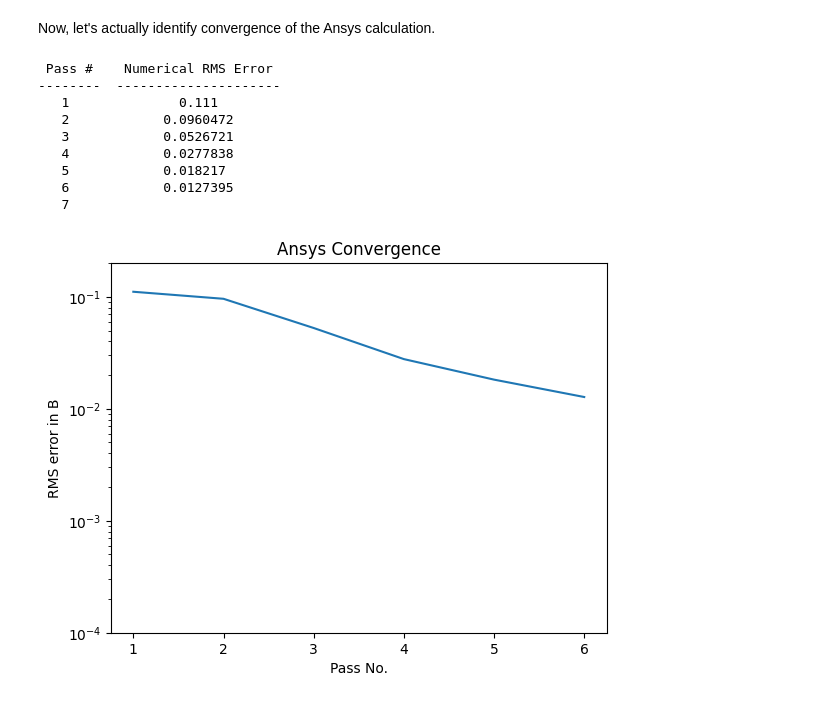
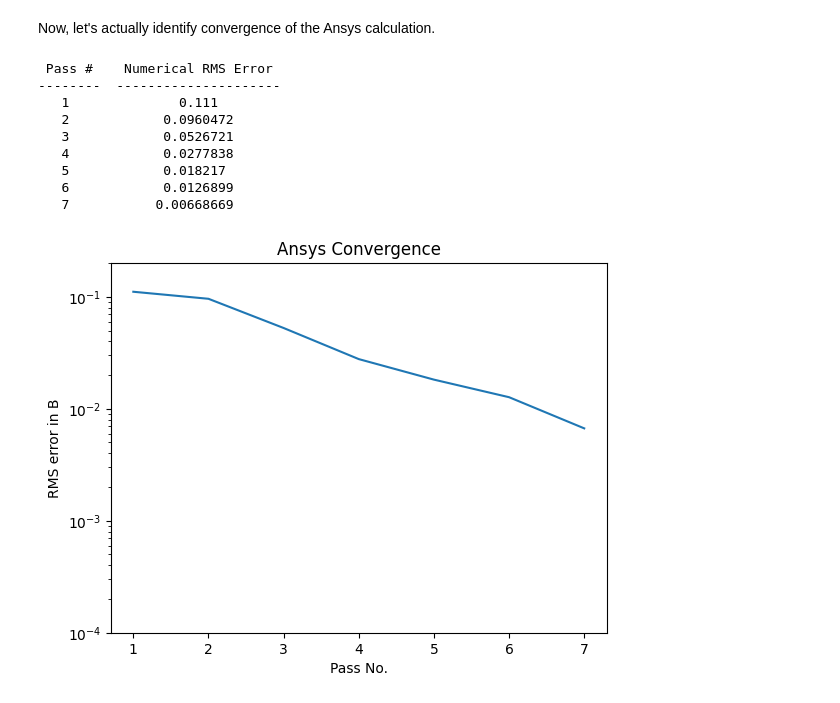
Before and after one commit to smhurwitz/Coil_Fields, a Jupyter notebook: analysis.ipynb, the cells around one changed output. Cells and saved outputs as stored; diff of their text form; code cells hidden in the pictures.

```diff
--- a/analysis.ipynb
+++ b/analysis.ipynb
@@ -381,35 +381,34 @@ filenames = np.sort([f.path for f in os.scandir("data/Ansys calculations/fld_fil
 
 # remove an extra file that appears on mac ocassionally
 remove = np.char.find(filenames, '.DS')
 for i in range(len(filenames)):
     if remove[i] != -1: filenames = np.delete(filenames, i)
 
 # perform analysis
 RMS_errs_ansys = [RMS_field_error(filenames[i], filenames[i+1]) for i in range(len(filenames)-1)]
-RMS_errs_ansys = np.concatenate((RMS_errs_ansys, [None]))
-pass_nos = [i+1 for i in range(len(filenames))]
+pass_nos = [i+1 for i in range(len(filenames)-1)]
 
 header = ["Pass #", "Numerical RMS Error"]
 data = np.transpose(np.array([pass_nos, RMS_errs_ansys]))
 print(tabulate(data, headers=header, numalign="center"))
 
 plt.figure()
 plt.plot(pass_nos, RMS_errs_ansys)
 plt.xlabel("Pass No.")
 plt.ylabel("RMS error in B")
 plt.ylim([0,0.15])
 plt.title("Ansys Convergence")
 plt.ylim([1e-4,2e-1])
 plt.yscale('log')
 plt.show()
 # %% [output]
  Pass #    Numerical RMS Error
 --------  ---------------------
    1              0.111
    2            0.0960472
    3            0.0526721
    4            0.0277838
    5            0.018217
-   6            0.0127395
-   7
+   6            0.0126899
+   7           0.00668669
-[figure, old version]
+[figure, new version]
```
